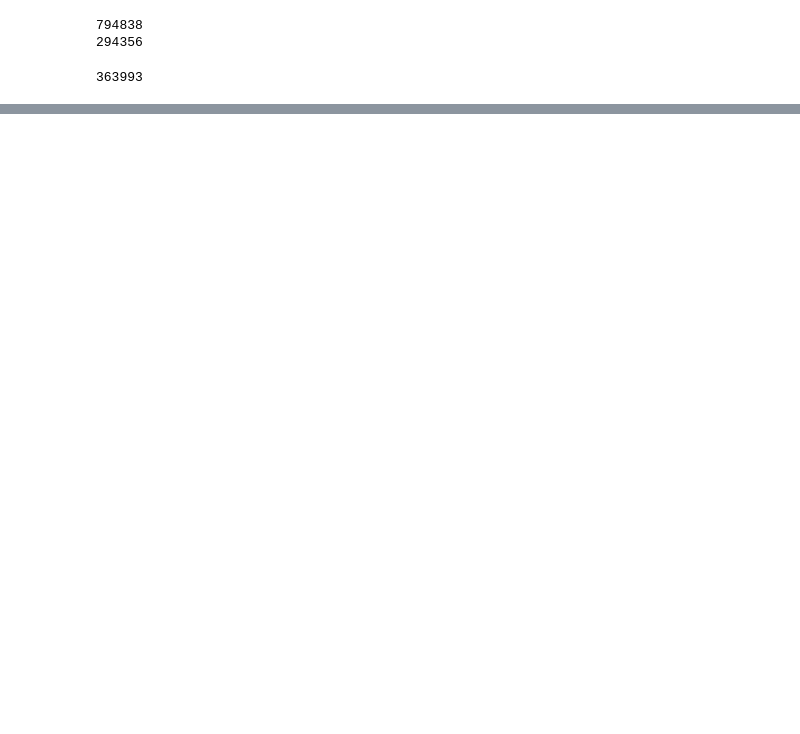
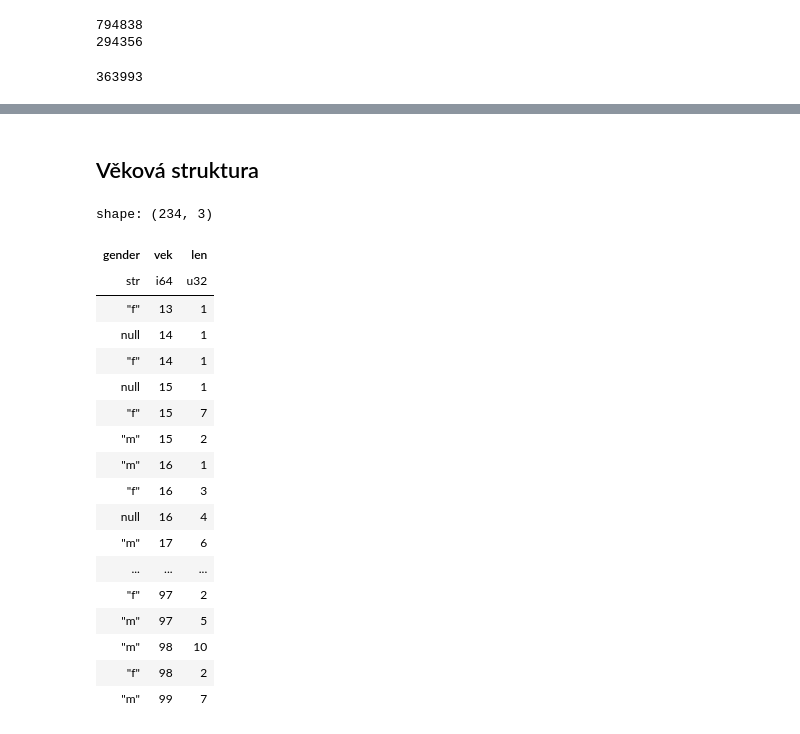
Before and after one commit to DataRozhlas/knizni-peoplemetr, a Jupyter notebook: 906a_muzi_zeny.ipynb, the cells around one changed output, grey strips where cells are left out. Cells and saved outputs as stored; diff of their text form; code cells hidden in the pictures; blank space fills up the shorter version.

```diff
--- a/906a_muzi_zeny.ipynb
+++ b/906a_muzi_zeny.ipynb
@@ -142,3 +200,28 @@ alt.Chart(alt_friendly(pl.concat([df_podil, df_podil_kratke, df_podil_poezie])),
 ).configure_view(stroke='transparent').resolve_scale(y='shared')
 # %% [output]
 [interactive output not drawn]
+# %% [markdown]
+## Věková struktura
+# %%
+cr2 = ceske_romany.group_by(["gender","vek"]).len().sort(by="vek")
+cr2
+# %% [output]
+shape: (234, 3)
+| gender | vek | len |
+| str | i64 | u32 |
+| "f" | 13 | 1 |
+| null | 14 | 1 |
+| "f" | 14 | 1 |
+| null | 15 | 1 |
+| "f" | 15 | 7 |
+| "m" | 15 | 2 |
+| "m" | 16 | 1 |
+| "f" | 16 | 3 |
+| null | 16 | 4 |
+| "m" | 17 | 6 |
+| ... | ... | ... |
+| "f" | 97 | 2 |
+| "m" | 97 | 5 |
+| "m" | 98 | 10 |
+| "f" | 98 | 2 |
+| "m" | 99 | 7 |
```
Also changed, not shown: parts of 10 cells of this notebook, 4 other files.
